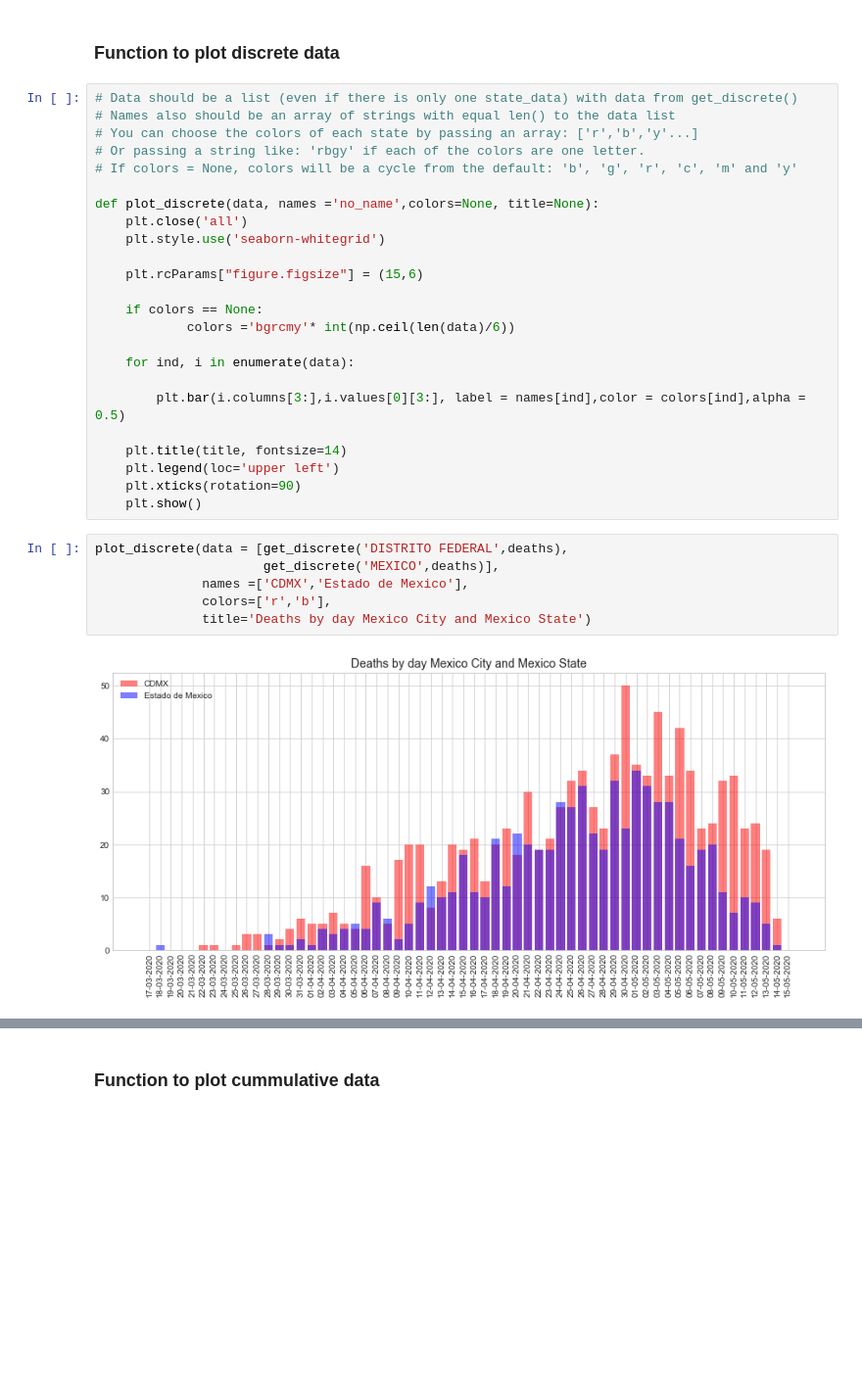
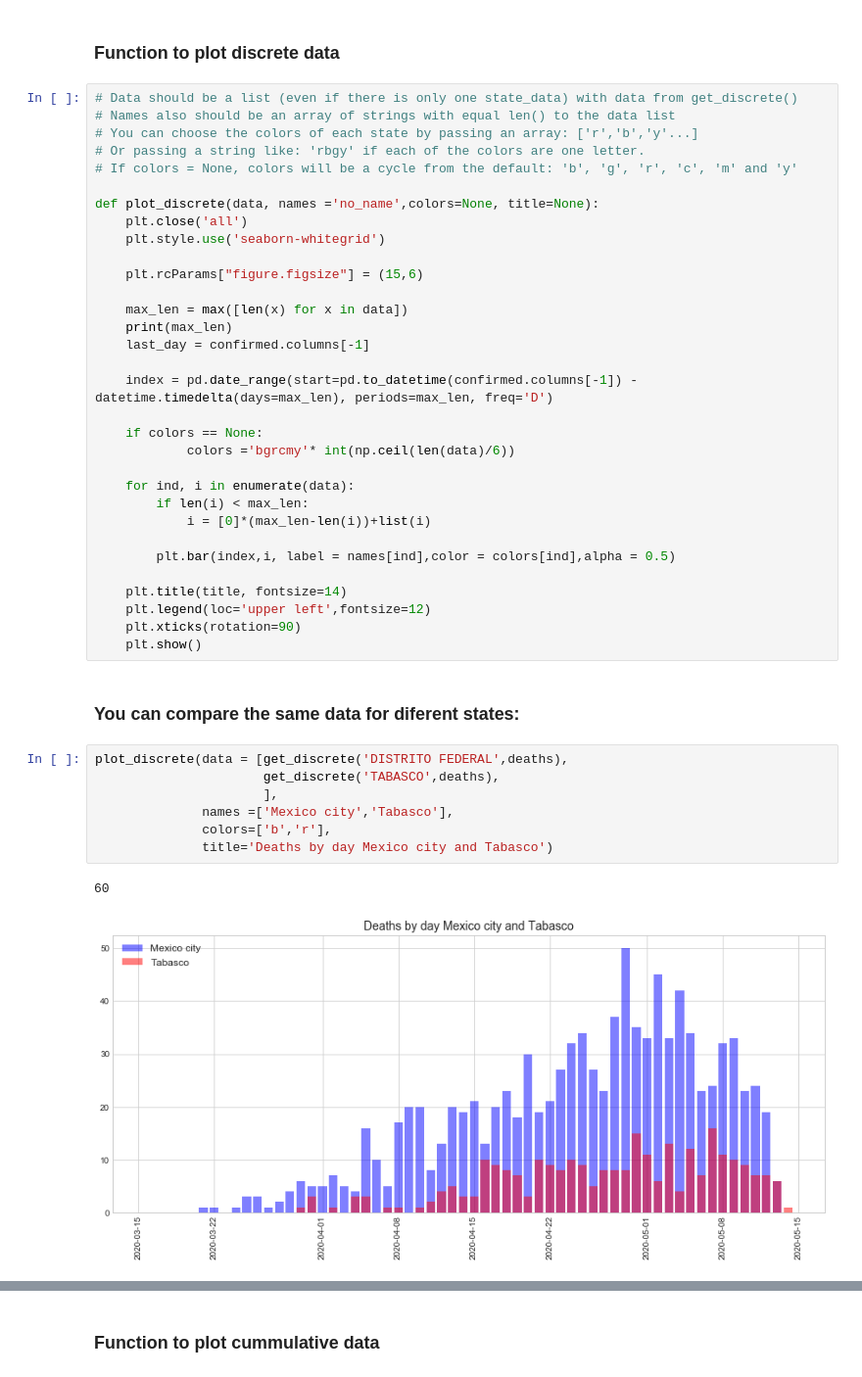
Before and after one commit to mesielepush/Covid19-Mexico-Data-Analysis-Jupyter-Notebook, a Jupyter notebook: MexicoCovidDescriptiveGeneral.ipynb, the cells around one changed output, grey strips where cells are left out. Shown at 98% size. Drawn from its saved outputs; the diff is of its cells as text; blank space fills up the shorter version.

Commit message:
cleaning plotting functions
Upgrading plotting functions to automaticly assing range of dates for x axis.

```diff
--- a/MexicoCovidDescriptiveGeneral.ipynb
+++ b/MexicoCovidDescriptiveGeneral.ipynb
@@ -111,22 +123,34 @@ def plot_discrete(data, names ='no_name',colors=None, title=None):
 
     plt.rcParams["figure.figsize"] = (15,6)
 
+    max_len = max([len(x) for x in data])
+    print(max_len)
+    last_day = confirmed.columns[-1]
+
+    index = pd.date_range(start=pd.to_datetime(confirmed.columns[-1]) - datetime.timedelta(days=max_len), periods=max_len, freq='D')
+
     if colors == None:
             colors ='bgrcmy'* int(np.ceil(len(data)/6))
 
     for ind, i in enumerate(data):
+        if len(i) < max_len:
+            i = [0]*(max_len-len(i))+list(i)
 
-        plt.bar(i.columns[3:],i.values[0][3:], label = names[ind],color = colors[ind],alpha = 0.5)
+        plt.bar(index,i, label = names[ind],color = colors[ind],alpha = 0.5)
 
     plt.title(title, fontsize=14)
-    plt.legend(loc='upper left')
+    plt.legend(loc='upper left',fontsize=12)
     plt.xticks(rotation=90)
     plt.show()
+# %% [markdown]
+### You can compare the same data for diferent states:
 # %%
 plot_discrete(data = [get_discrete('DISTRITO FEDERAL',deaths),
-                      get_discrete('MEXICO',deaths)],
-              names =['CDMX','Estado de Mexico'],
-              colors=['r','b'],
-              title='Deaths by day Mexico City and Mexico State')
+                      get_discrete('TABASCO',deaths),
+                      ],
+              names =['Mexico city','Tabasco'],
+              colors=['b','r'],
+              title='Deaths by day Mexico city and Tabasco')
 # %% [output]
+60
-[figure, old version]
+[figure, new version]
```
Also changed, not shown: parts of 20 cells of this notebook, 1 other file.
